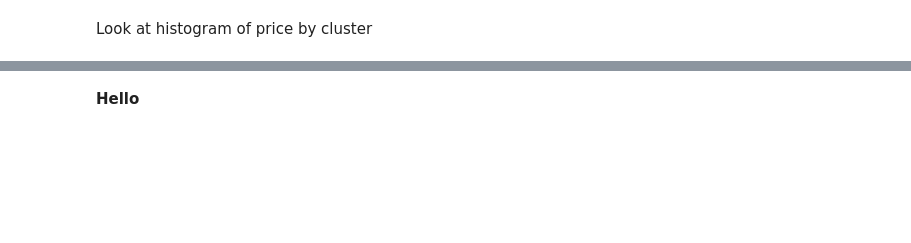
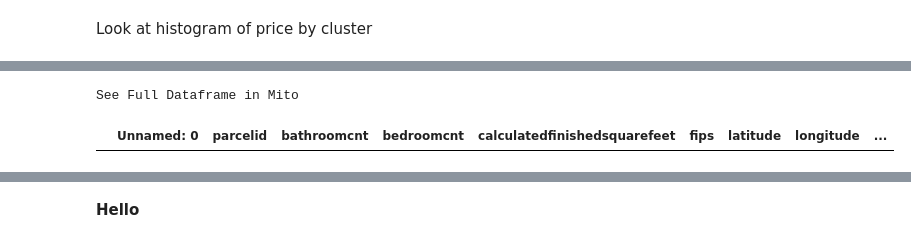
Before and after one commit to Zillow-Project-JG-DN/clustering-project-jgdn, a Jupyter notebook: jg_scratchpad.ipynb, the cells around one changed output, grey strips where cells are left out. Drawn from its saved outputs; the diff is of its cells as text; code cells hidden in the pictures; blank space fills up the shorter version.

```diff
--- a/jg_scratchpad.ipynb
+++ b/jg_scratchpad.ipynb
@@ -306,2 +493,7 @@ p0.dtypes
+# %%
+p2.head()
+# %% [output]
+See Full Dataframe in Mito
+|  | Unnamed: 0 | parcelid | bathroomcnt | bedroomcnt | calculatedfinishedsquarefeet | fips | latitude | longitude | ... |
 # %%
 sns.histplot(data=p2, x='taxvaluedollarcnt')
```
Also changed, not shown: parts of 24 cells of this notebook, 3 other files.
